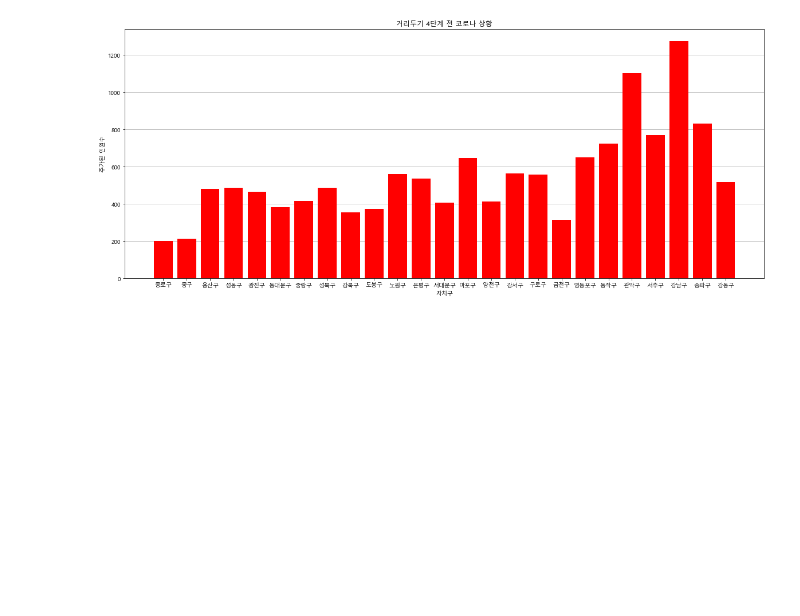
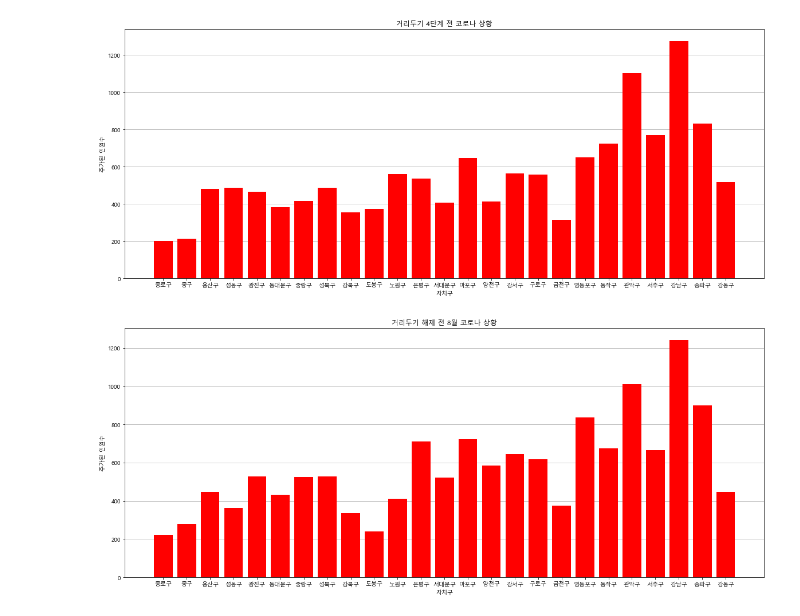
Before and after one commit to dmu-data-anal/data-analysis, a Jupyter notebook: 이은준/메로나.ipynb, the cells around one changed output. Cells and saved outputs as stored; diff of their text form; code cells hidden in the pictures; blank space fills up the shorter version.

```diff
--- a/이은준/메로나.ipynb
+++ b/이은준/메로나.ipynb
@@ -375,35 +375,37 @@ plt.show()
 # %%
 import matplotlib.pyplot as plt
 import csv
 import pandas as pd
 import numpy  as np
 
 
-f = open('10. 거리두기 4단계.csv')
+f = open('11. 거리두기 해제(1).csv')
 data = pd.read_csv(f)
 
 
 data[['종로구 추가','중구 추가','용산구 추가','성동구 추가','광진구 추가','동대문구 추가','중랑구 추가','성북구 추가','강북구 추가','도봉구 추가','노원구 추가','은평구 추가','서대문구 추가','마포구 추가','양천구 추가','강서구 추가','구로구 추가','금천구 추가','영등포구 추가','동작구 추가','관악구 추가','서추구 추가','강남구 추가','송파구 추가','강동구 추가']].sum()
 
 
 
-
+f.close()
 
 fig, ax = plt.subplots()
 fig.set_size_inches(20,8)
 
 plt.rc('font', family='Malgun Gothic')
 plt.rc('axes', unicode_minus=False)
 ax.set_axisbelow(True)
 ax.bar(['종로구','중구','용산구','성동구','광진구','동대문구','중랑구','성북구','강북구','도봉구','노원구','은평구','서대문구','마포구','양천구','강서구','구로구','금천구','영등포구','동작구','관악구','서추구','강남구','송파구','강동구']
     ,data[['종로구 추가','중구 추가','용산구 추가','성동구 추가','광진구 추가','동대문구 추가','중랑구 추가','성북구 추가','강북구 추가','도봉구 추가','노원구 추가','은평구 추가','서대문구 추가','마포구 추가','양천구 추가','강서구 추가','구로구 추가','금천구 추가','영등포구 추가','동작구 추가','관악구 추가','서추구 추가','강남구 추가','송파구 추가','강동구 추가']].sum()
     ,color='red',zorder=1)
 ax.grid(axis='y')
-ax.set_title("거리두기 4단계 전 코로나 상황")
+ax.set_title("거리두기 해제 전 8월 코로나 상황")
 ax.set_xlabel("자치구")
 ax.set_ylabel("추가된 인원수")
-fig.savefig('10. 거리두기 4단계.png', dpi=100, facecolor='white')
+fig.savefig('11. 거리두기 해제(1).png', dpi=100, facecolor='white')
 plt.show()
+# %% [output]
+[figure, added]
 # %%
 import matplotlib.pyplot as plt
 import csv
```
Also changed, not shown: parts of 8 cells of this notebook, 20 other files.
